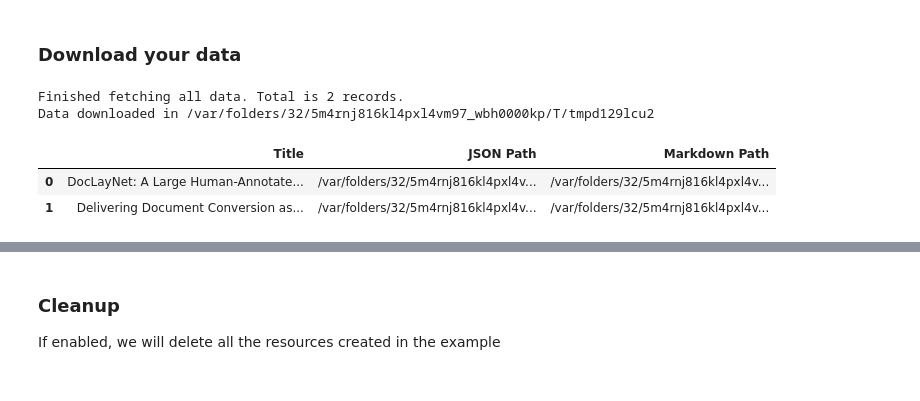
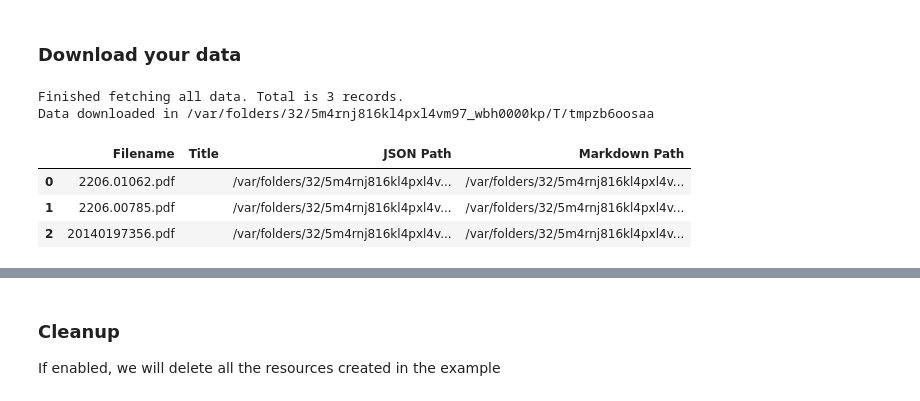
Before and after one commit to DS4SD/deepsearch-examples, a Jupyter notebook: examples/bring_your_own_pdf/upload_explore_download_pdfs.ipynb, the cells around one changed output, grey strips where cells are left out. Cells and saved outputs as stored; diff of their text form; code cells hidden in the pictures.

```diff
--- a/examples/bring_your_own_pdf/upload_explore_download_pdfs.ipynb
+++ b/examples/bring_your_own_pdf/upload_explore_download_pdfs.ipynb
@@ -87,7 +107,11 @@ The data index contains 2 entries.
 # %%
 # Find documents matching query
 search_query = "speedup"
-query = DataQuery(search_query, source=["description.title", "description.authors"], coordinates=data_index.source)
+query = DataQuery(
+    search_query,
+    source=["file-info.filename", "description.title", "description.authors"],
+    coordinates=data_index.source,
+)
 query_results = api.queries.run(query)
 
 all_results = []
@@ -96,14 +120,22 @@ for result_page in tqdm(cursor):
     # Iterate through the results of a single page, and add to the total list
     for row in result_page.outputs["data_outputs"]:
         print()
+        metadata = row["_source"].get(
+            "description", {}
+        )  # setting default, in case no title and authors are detected
         # Add row to results table
-        all_results.append({
-            "Title": row["_source"]["description"]["title"],
-            "Authors": ", ".join([author["name"] for author in row["_source"]["description"].get("authors", [])]),
-        })
+        all_results.append(
+            {
+                "Filename": row["_source"]["file-info"]["filename"],
+                "Title": metadata.get("title", ""),
+                "Authors": ", ".join(
+                    [author["name"] for author in metadata.get("authors", [])]
+                ),
+            }
+        )
 
 num_results = len(all_results)
-print(f'Finished fetching all data. Total is {num_results} records.')
+print(f"Finished fetching all data. Total is {num_results} records.")
 # %% [output]
 Finished fetching all data. Total is 1 records.
 # %%
@@ -122,43 +159,50 @@ display(HTML(df.head().to_html(render_links=True)))
 query = DataQuery(search_query="*", source=["*"], coordinates=data_index.source)
 cursor = api.queries.run_paginated_query(query)
 
 # Using a temp dir for demo purposes; to persist instead, set output dir accordingly
 temp_dir = tempfile.TemporaryDirectory()
 output_dir = temp_dir.name
 
 # Iterate through query results
 all_results = []
 for result_page in tqdm(cursor):
     for row in result_page.outputs["data_outputs"]:
+        metadata = row["_source"].get(
+            "description", {}
+        )  # setting default, in case no title and authors are detected
 
         # Download JSON file
         file_path_json = Path(output_dir) / f"{row['_id']}.json"
         with open(file_path_json, "w") as outfile:
             json.dump(row["_source"], outfile, indent=2)
 
         # Export JSON to Markdown
         file_path_md = Path(output_dir) / f"{row['_id']}.md"
         with open(file_path_md, "w") as outfile:
             outfile.write(export_to_markdown(row["_source"]))
 
-        all_results.append({
-            "Title": row["_source"]["description"]["title"],
-            "JSON Path": file_path_json,
-            "Markdown Path": file_path_md,
-        })
+        all_results.append(
+            {
+                "Filename": row["_source"]["file-info"]["filename"],
+                "Title": metadata.get("title", ""),
+                "JSON Path": file_path_json,
+                "Markdown Path": file_path_md,
+            }
+        )
 
 print(f"Finished fetching all data. Total is {len(all_results)} records.")
 print(f"Data downloaded in {output_dir}")
 
 # Visualize a table listing document titles and locations
 df = pd.json_normalize(all_results)
 display(df)
 # %% [output]
-Finished fetching all data. Total is 2 records.
-Data downloaded in /var/folders/32/5m4rnj816kl4pxl4vm97_wbh0000kp/T/tmpd129lcu2
+Finished fetching all data. Total is 3 records.
+Data downloaded in /var/folders/32/5m4rnj816kl4pxl4vm97_wbh0000kp/T/tmpzb6oosaa
-|  | Title | JSON Path | Markdown Path |
-| 0 | DocLayNet: A Large Human-Annotate... | /var/folders/32/5m4rnj816kl4pxl4v... | /var/folders/32/5m4rnj816kl4pxl4v... |
-| 1 | Delivering Document Conversion as... | /var/folders/32/5m4rnj816kl4pxl4v... | /var/folders/32/5m4rnj816kl4pxl4v... |
+|  | Filename | Title | JSON Path | Markdown Path |
+| 0 | 2206.01062.pdf |  | /var/folders/32/5m4rnj816kl4pxl4v... | /var/folders/32/5m4rnj816kl4pxl4v... |
+| 1 | 2206.00785.pdf |  | /var/folders/32/5m4rnj816kl4pxl4v... | /var/folders/32/5m4rnj816kl4pxl4v... |
+| 2 | 20140197356.pdf |  | /var/folders/32/5m4rnj816kl4pxl4v... | /var/folders/32/5m4rnj816kl4pxl4v... |
 # %%
 # Peek first lines of a downloaded file
 with open(df.iloc[0]["Markdown Path"]) as demo_file:
```
Also changed, not shown: parts of 20 cells of this notebook, 4 other files.
